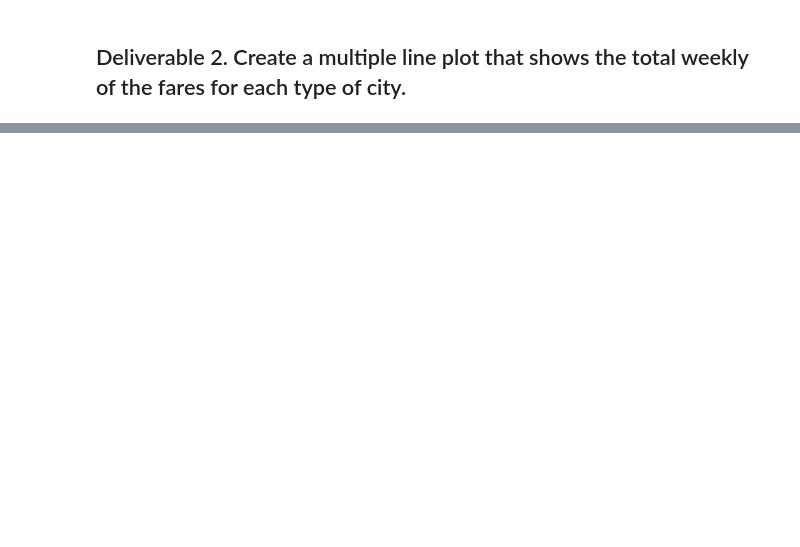
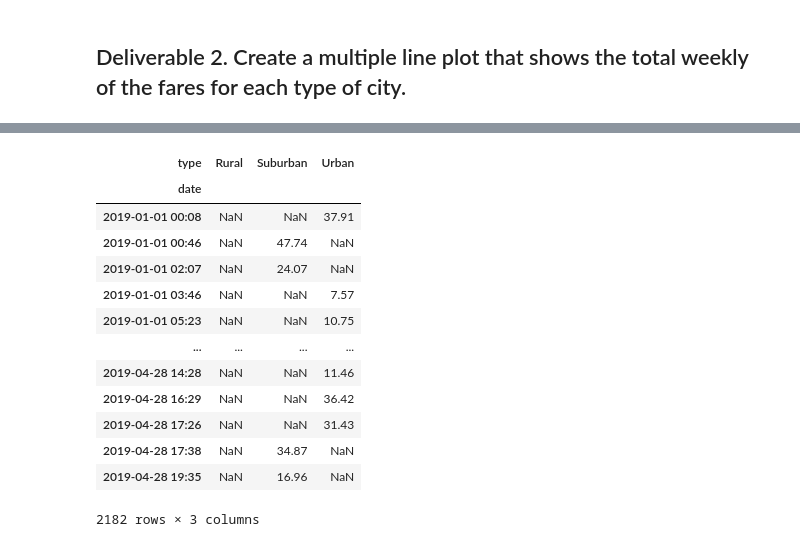
Before and after one commit to charlagarcia/PyBer_Analysis, a Jupyter notebook: PyBer_Challenge.ipynb, the cells around one changed output, grey strips where cells are left out. Cells and saved outputs as stored; diff of their text form; code cells hidden in the pictures; blank space fills up the shorter version.

```diff
--- a/PyBer_Challenge.ipynb
+++ b/PyBer_Challenge.ipynb
@@ -111,3 +121,5 @@ pyber_summary_df["Average Fare per Ride"] = pyber_summary_df["Average Fare per R
 ## Deliverable 2.  Create a multiple line plot that shows the total weekly of the fares for each type of city.
 # %%
 # 1. Read the merged DataFrame
+pyber_data_df = pd.merge(ride_data_df, city_data_df, how="left", on=["city", "city"])
+pyber_data_df.head()
@@ -114,3 +133,6 @@ pyber_summary_df["Average Fare per Ride"] = pyber_summary_df["Average Fare per R
 # %%
 # 2. Using groupby() to create a new DataFrame showing the sum of the fares
 #  for each date where the indices are the city type and date.
+fares_by_date_and_type_df = pyber_data_df.groupby(["type", "date"]).sum()[["fare"]]
+
+fares_by_date_and_type_df.head()
@@ -117,3 +147,4 @@ pyber_summary_df["Average Fare per Ride"] = pyber_summary_df["Average Fare per R
 # %%
 # 3. Reset the index on the DataFrame you created in #1. This is needed to use the 'pivot()' function.
-# df = df.reset_index()
+fares_by_date_and_type_df = fares_by_date_and_type_df.reset_index()
+fares_by_date_and_type_df.head()
@@ -123,5 +176,22 @@ pyber_summary_df["Average Fare per Ride"] = pyber_summary_df["Average Fare per R
 # %%
 # 5. Create a new DataFrame from the pivot table DataFrame using loc on the given dates, '2019-01-01':'2019-04-29'.
+Jan_1_Apr_29_df = fares_by_date_and_type_pivot.loc['2019-01-01':'2019-04-29']
+Jan_1_Apr_29_df
+# %% [output]
+| type | Rural | Suburban | Urban |
+| date |  |  |  |
+| 2019-01-01 00:08 | NaN | NaN | 37.91 |
+| 2019-01-01 00:46 | NaN | 47.74 | NaN |
+| 2019-01-01 02:07 | NaN | 24.07 | NaN |
+| 2019-01-01 03:46 | NaN | NaN | 7.57 |
+| 2019-01-01 05:23 | NaN | NaN | 10.75 |
+| ... | ... | ... | ... |
+| 2019-04-28 14:28 | NaN | NaN | 11.46 |
+| 2019-04-28 16:29 | NaN | NaN | 36.42 |
+| 2019-04-28 17:26 | NaN | NaN | 31.43 |
+| 2019-04-28 17:38 | NaN | 34.87 | NaN |
+| 2019-04-28 19:35 | NaN | 16.96 | NaN |
+2182 rows × 3 columns
 # %%
 # 6. Set the "date" index to datetime datatype. This is necessary to use the resample() method in Step 8.
 # df.index = pd.to_datetime(df.index)
```
Also changed, not shown: parts of 11 cells of this notebook, 2 other files.
